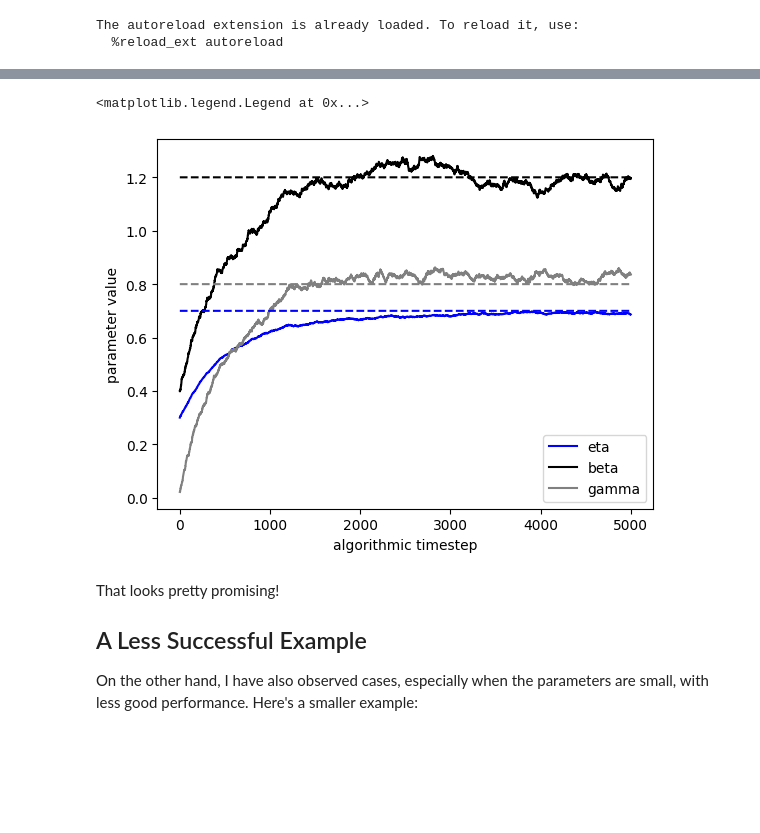
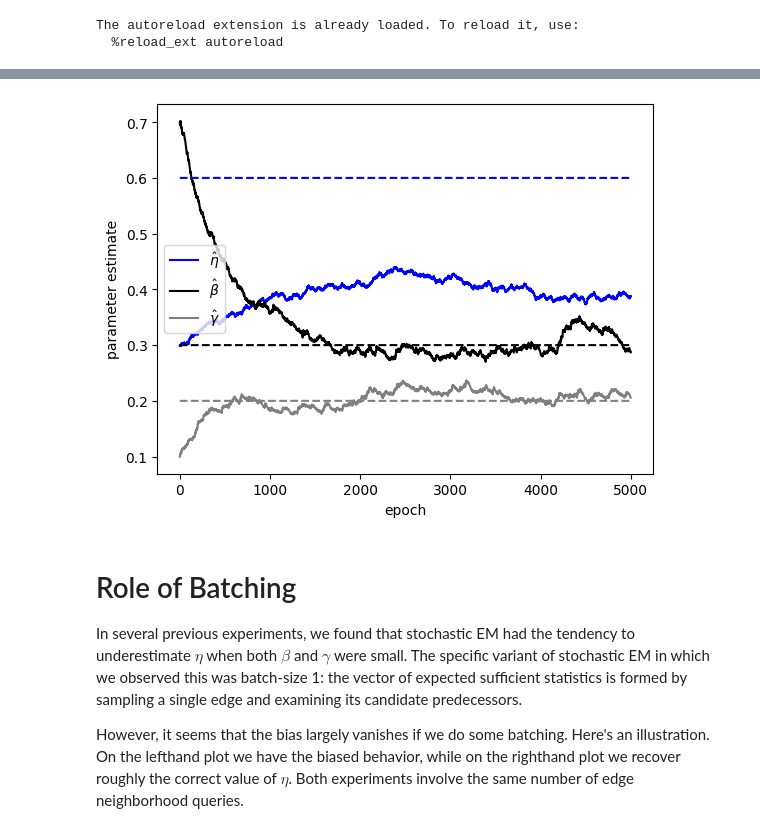
Before and after one commit to hexie1995/HyperGraph, a Jupyter notebook: code/stochastic-em-demo.ipynb, the cells around one changed output, grey strips where cells are left out. Saved outputs shown, nothing was run; the diff lists cells and outputs as text; code cells hidden in the pictures; blank space fills up the shorter version.

Commit message:
writeup showing the role of batching

```diff
--- a/code/stochastic-em-demo.ipynb
+++ b/code/stochastic-em-demo.ipynb
@@ -60,31 +54,5 @@ This hypergraph has 10002 edges and 11910 nodes.
 # initial parameter guesses
 
 init_pars = {"eta"   : 0.3,
-                        "beta"  : 0.4,
-                        "gamma" : 0.02}
-EM = sem.SEM(H,
-             ll.guaranteed_edge_sample_likelihood,
-             ll.nodes_from_hypergraph_likelihood,
-             ll.novel_nodes_likelihood,
-             pars = init_pars,
-             memoize = True)
+             "beta"  : 0.7,
+             "gamma" : 0.1}
-# %%
-# track the parameter estimates over time
-ETA   = []
-BETA  = []
-GAMMA = []
-steps = 5000
-
-# main loop
-for i in range(steps):
-
-    if i % 250 == 0:
-        print("--------")
-        print(f"Completed step {i}")
-        print(EM.pars)
-
-
-    EM.SEM_step(0.002) # both the stochastic E and the M steps are in here
-    ETA.append(EM.pars["eta"])
-    BETA.append(EM.pars["beta"])
-    GAMMA.append(EM.pars["gamma"])
@@ -109,22 +58,0 @@ Completed step 4750
-# %%
-# how'd we do?
-T = np.arange(steps)
-plt.plot(T, ETA,   label = "eta", color = "blue")
-plt.plot(T, BETA,  label = "beta", color = "black")
-plt.plot(T, GAMMA, label = "gamma", color = "grey")
-
-plt.plot(T, np.ones((steps,))*eta, color = "blue", linestyle = "dashed")
-plt.plot(T, np.ones((steps,))*beta, color = "black", linestyle = "dashed")
-plt.plot(T, np.ones((steps,))*gamma, color = "grey", linestyle = "dashed")
-
-plt.gca().set(xlabel = "algorithmic timestep", ylabel = "parameter value")
-plt.legend()
-# %% [output]
-<matplotlib.legend.Legend at 0x...>
-[figure, removed]
-# %% [markdown]
-That looks pretty promising!
-
-## A Less Successful Example
-
-On the other hand, I have also observed cases, especially when the parameters are small, with less good performance. Here's a smaller example:
@@ -131,3 +105,13 @@ On the other hand, I have also observed cases, especially when the parameters ar
+# %%
+experiment(H, 5000)
+# %% [output]
+[figure, added]
+# %% [markdown]
+# Role of Batching
+
+In several previous experiments, we found that stochastic EM had the tendency to underestimate $\eta$ when both $\beta$ and $\gamma$ were small. The specific variant of stochastic EM in which we observed this was batch-size 1: the vector of expected sufficient statistics is formed by sampling a single edge and examining its candidate predecessors.
+
+However, it seems that the bias largely vanishes if we do some batching. Here's an illustration. On the lefthand plot we have the biased behavior, while on the righthand plot we recover roughly the correct value of $\eta$. Both experiments involve the same number of edge neighborhood queries.
 # %%
 # generate some sample data
 
```
Also changed, not shown: parts of 8 cells of this notebook.
